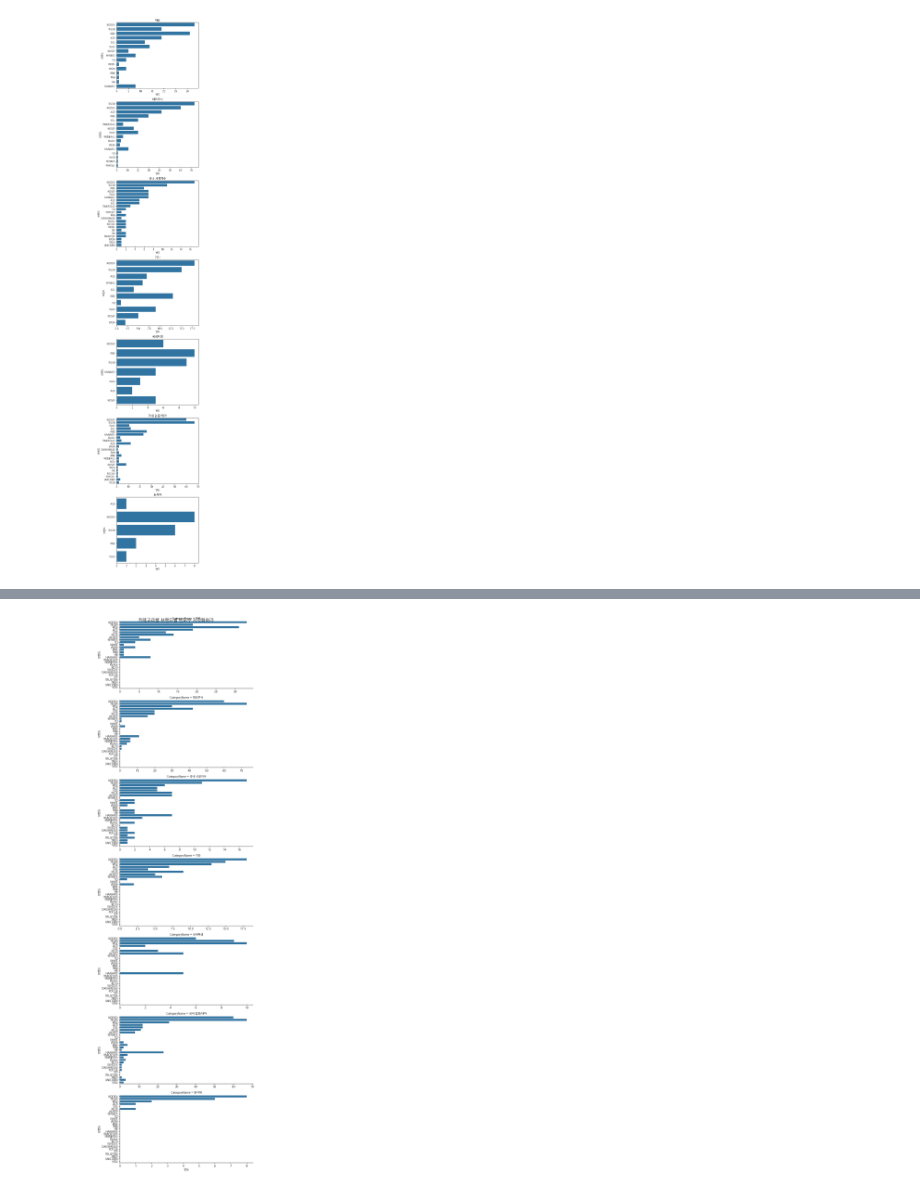
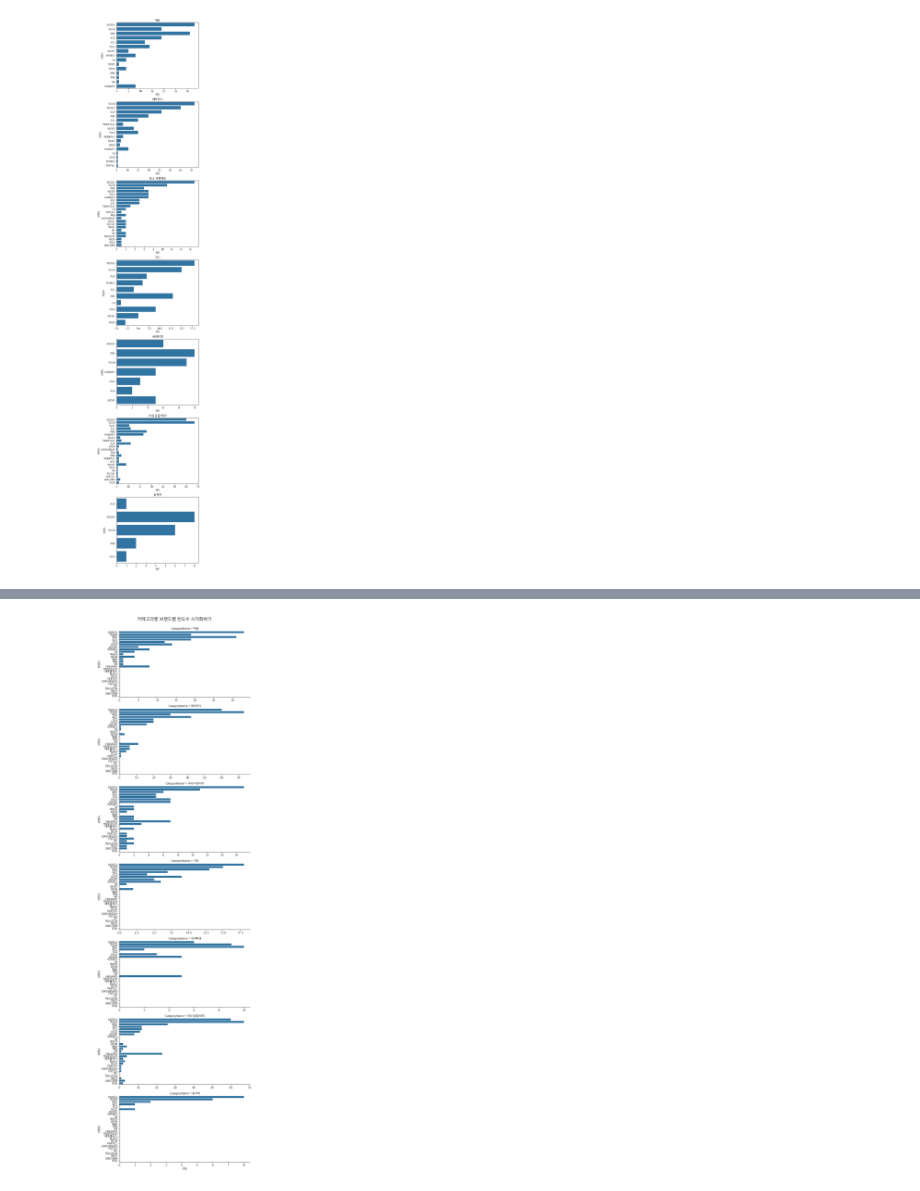
Before and after one commit to sang105kr/kdt_pythonstudy2, a Jupyter notebook: stock/stock_analysis_7(국내ETF시각화2).ipynb, the cells around one changed output, grey strips where cells are left out. Saved outputs shown, nothing was run; the diff lists cells and outputs as text; code cells hidden in the pictures.

```diff
--- a/stock/stock_analysis_7(국내ETF시각화2).ipynb
+++ b/stock/stock_analysis_7(국내ETF시각화2).ipynb
@@ -586,12 +606,12 @@ plt.show()
 # %%
 # case3) FacetGrid (Figure 레벨) 사용
 g = sns.FacetGrid(data=df_etfs, col='CategoryName', col_wrap=1, height=4, aspect=2, sharex=False)
 g.map_dataframe(sns.countplot, y='Brand')
 g.set_axis_labels('빈도','브랜드')
 
 plt.subplots_adjust(top=0.9)
-g.fig.suptitle('카테고리별 브랜드별 빈도수 시각화하기',fontsize=16)
+g.fig.suptitle('카테고리별 브랜드별 빈도수 시각화하기',fontsize=16,y=1.0001)
 plt.tight_layout()
 plt.show()
 # %% [output]
-[figure, old version]
+[figure, new version]
```
Also changed, not shown: parts of 6 cells of this notebook, 14 other files.
